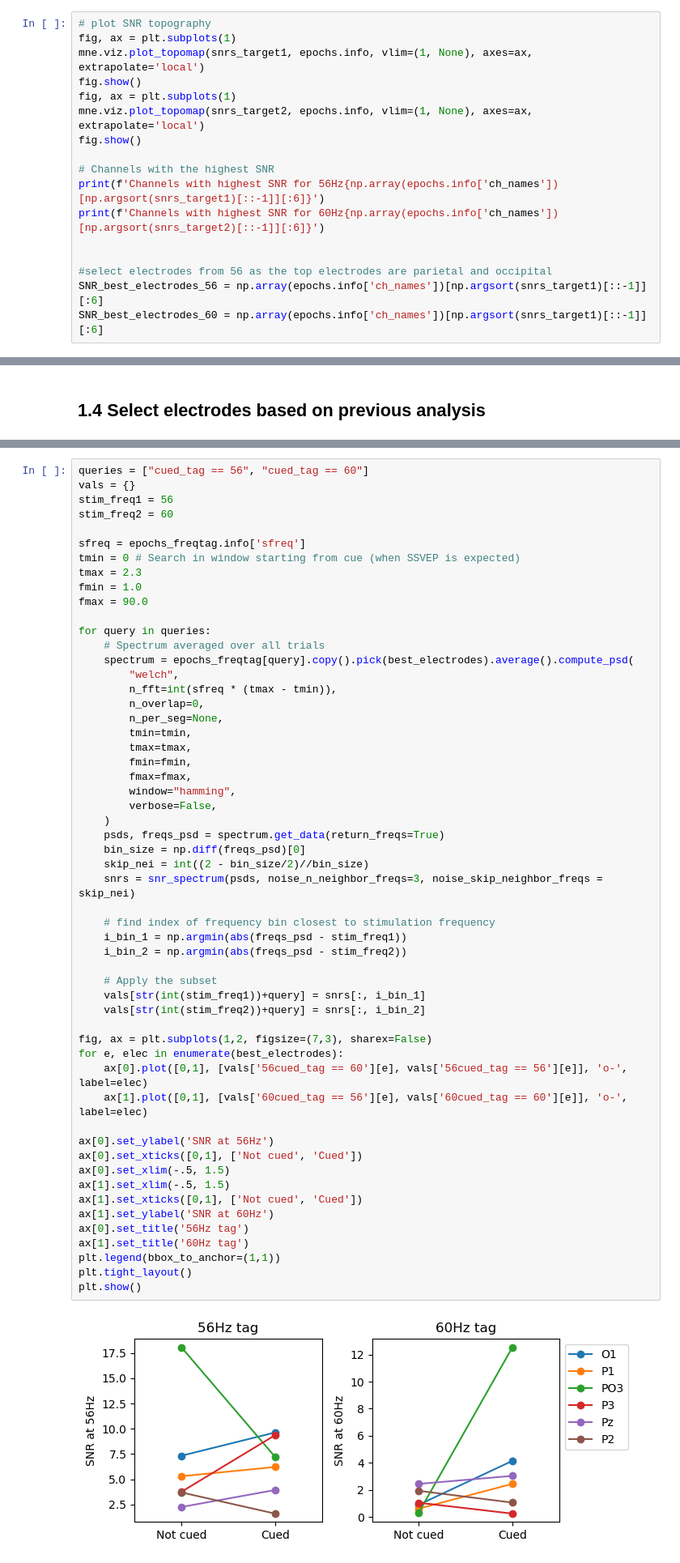
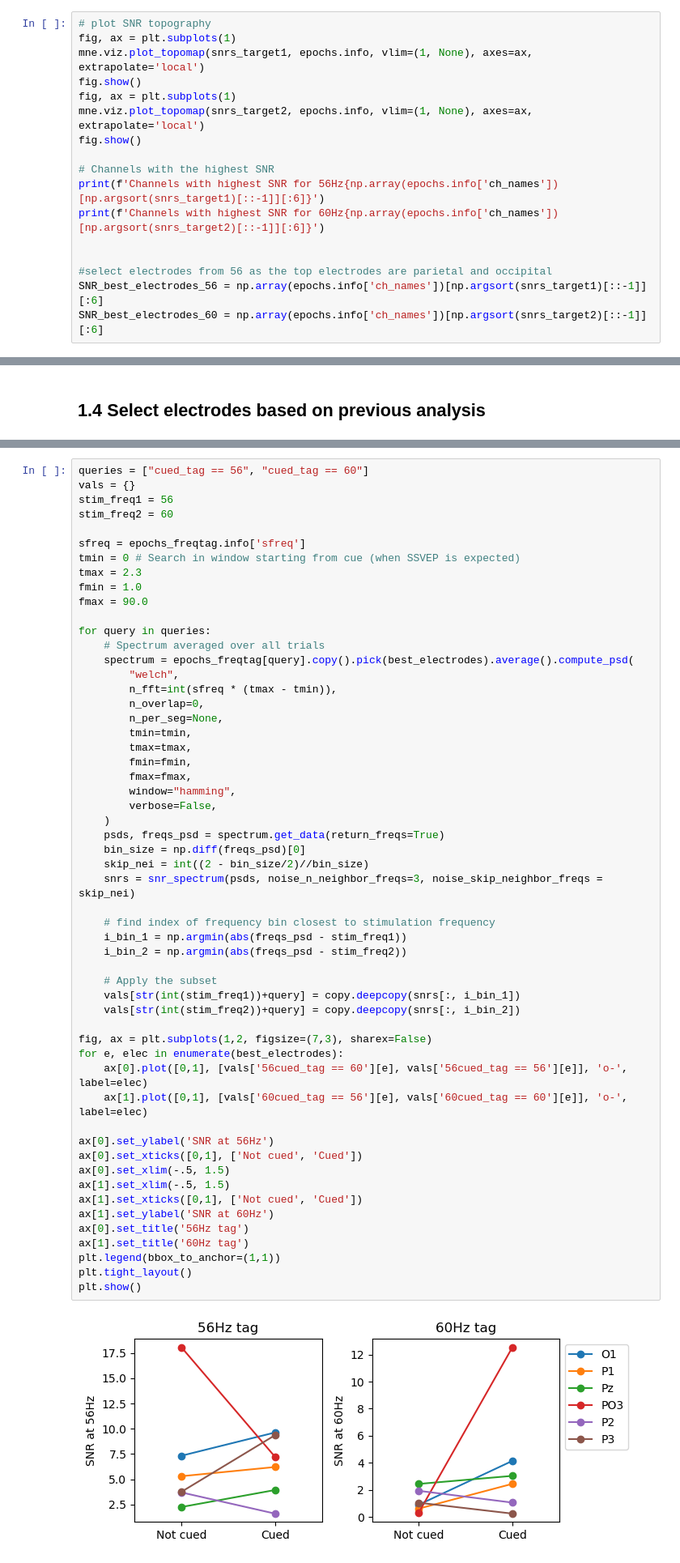
Before and after one commit to LpZamora/RIFT_thesis_expe1, a Jupyter notebook: 3_analysis_A1.ipynb, the cells around one changed output, grey strips where cells are left out. Shown at 81% size. Saved outputs shown, nothing was run; the diff lists cells and outputs as text.

```diff
--- a/3_analysis_A1.ipynb
+++ b/3_analysis_A1.ipynb
@@ -220,7 +241,7 @@ print(f'Channels with highest SNR for 60Hz{np.array(epochs.info['ch_names'])[np.
 
 #select electrodes from 56 as the top electrodes are parietal and occipital
 SNR_best_electrodes_56 = np.array(epochs.info['ch_names'])[np.argsort(snrs_target1)[::-1]][:6]
-SNR_best_electrodes_60 = np.array(epochs.info['ch_names'])[np.argsort(snrs_target1)[::-1]][:6]
+SNR_best_electrodes_60 = np.array(epochs.info['ch_names'])[np.argsort(snrs_target2)[::-1]][:6]
 # %% [output]
 [figure]
 [figure]
@@ -480,36 +501,36 @@ for query in queries:
         verbose=False,
     )
     psds, freqs_psd = spectrum.get_data(return_freqs=True)
     bin_size = np.diff(freqs_psd)[0]
     skip_nei = int((2 - bin_size/2)//bin_size)
     snrs = snr_spectrum(psds, noise_n_neighbor_freqs=3, noise_skip_neighbor_freqs = skip_nei)
 
     # find index of frequency bin closest to stimulation frequency
     i_bin_1 = np.argmin(abs(freqs_psd - stim_freq1))
     i_bin_2 = np.argmin(abs(freqs_psd - stim_freq2))
 
     # Apply the subset
-    vals[str(int(stim_freq1))+query] = snrs[:, i_bin_1]
-    vals[str(int(stim_freq2))+query] = snrs[:, i_bin_2]
+    vals[str(int(stim_freq1))+query] = copy.deepcopy(snrs[:, i_bin_1])
+    vals[str(int(stim_freq2))+query] = copy.deepcopy(snrs[:, i_bin_2])
 
 fig, ax = plt.subplots(1,2, figsize=(7,3), sharex=False)
 for e, elec in enumerate(best_electrodes):
     ax[0].plot([0,1], [vals['56cued_tag == 60'][e], vals['56cued_tag == 56'][e]], 'o-', label=elec)
     ax[1].plot([0,1], [vals['60cued_tag == 56'][e], vals['60cued_tag == 60'][e]], 'o-', label=elec)
 
 ax[0].set_ylabel('SNR at 56Hz')
 ax[0].set_xticks([0,1], ['Not cued', 'Cued'])
 ax[0].set_xlim(-.5, 1.5)
 ax[1].set_xlim(-.5, 1.5)
 ax[1].set_xticks([0,1], ['Not cued', 'Cued'])
 ax[1].set_ylabel('SNR at 60Hz')
 ax[0].set_title('56Hz tag')
 ax[1].set_title('60Hz tag')
 plt.legend(bbox_to_anchor=(1,1))
 plt.tight_layout()
 plt.show()
 # %% [output]
-[figure, old version]
+[figure, new version]
 # %%
 snr_df = pd.DataFrame(vals)
 snr_df['electrode'] = best_electrodes
```
Also changed, not shown: parts of 14 cells of this notebook, 31 other files.
